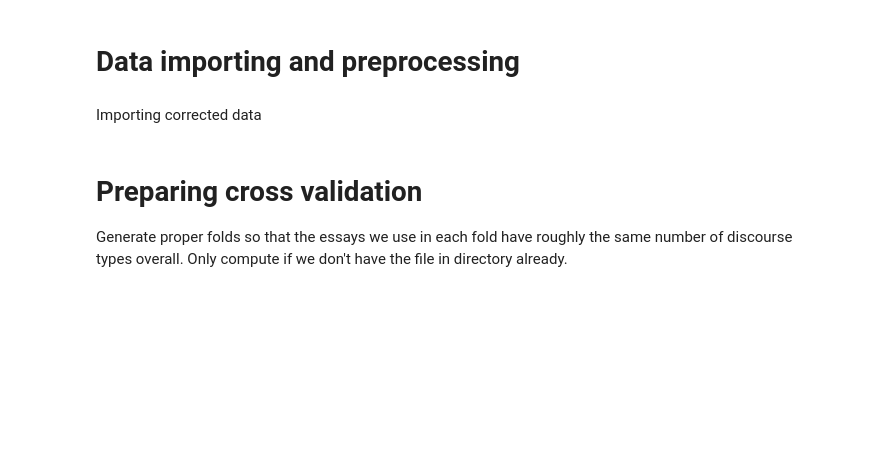
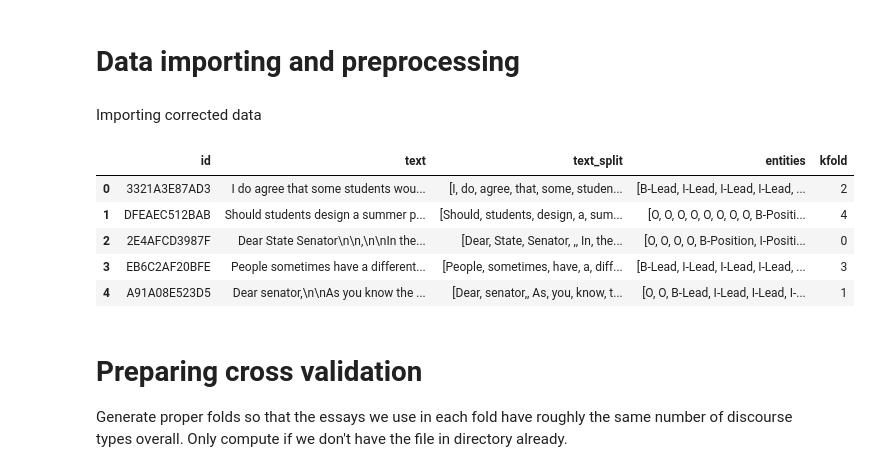
Before and after one commit to namiyousef/argument-mining, a Jupyter notebook: pipeline/Longformer.ipynb, the cells around one changed output. Cells and saved outputs as stored; diff of their text form; code cells hidden in the pictures; blank space fills up the shorter version.

Commit message:
BUGFIX: string parsing from pandas

```diff
--- a/pipeline/Longformer.ipynb
+++ b/pipeline/Longformer.ipynb
@@ -221,3 +226,17 @@ alltrain_texts.head()
+# %%
+# Visualize preprocessing result:
+parse_string = lambda x: [string[1:-1] for string in x[1:-1].split(', ')]
+alltrain_texts.entities = alltrain_texts.entities.apply(parse_string)
+alltrain_texts.text_split = alltrain_texts.text_split.apply(parse_string)
+
+alltrain_texts.head()
+# %% [output]
+|  | id | text | text_split | entities | kfold |
+| 0 | 3321A3E87AD3 | I do agree that some students wou... | [I, do, agree, that, some, studen... | [B-Lead, I-Lead, I-Lead, I-Lead, ... | 2 |
+| 1 | DFEAEC512BAB | Should students design a summer p... | [Should, students, design, a, sum... | [O, O, O, O, O, O, O, O, B-Positi... | 4 |
+| 2 | 2E4AFCD3987F | Dear State Senator\n\n,\n\nIn the... | [Dear, State, Senator, ,, In, the... | [O, O, O, O, B-Position, I-Positi... | 0 |
+| 3 | EB6C2AF20BFE | People sometimes have a different... | [People, sometimes, have, a, diff... | [B-Lead, I-Lead, I-Lead, I-Lead, ... | 3 |
+| 4 | A91A08E523D5 | Dear senator,\n\nAs you know the ... | [Dear, senator,, As, you, know, t... | [O, O, B-Lead, I-Lead, I-Lead, I-... | 1 |
 # %%
 # Same for testing:
 test_texts.head()
```
Also changed, not shown: parts of 5 cells of this notebook.
